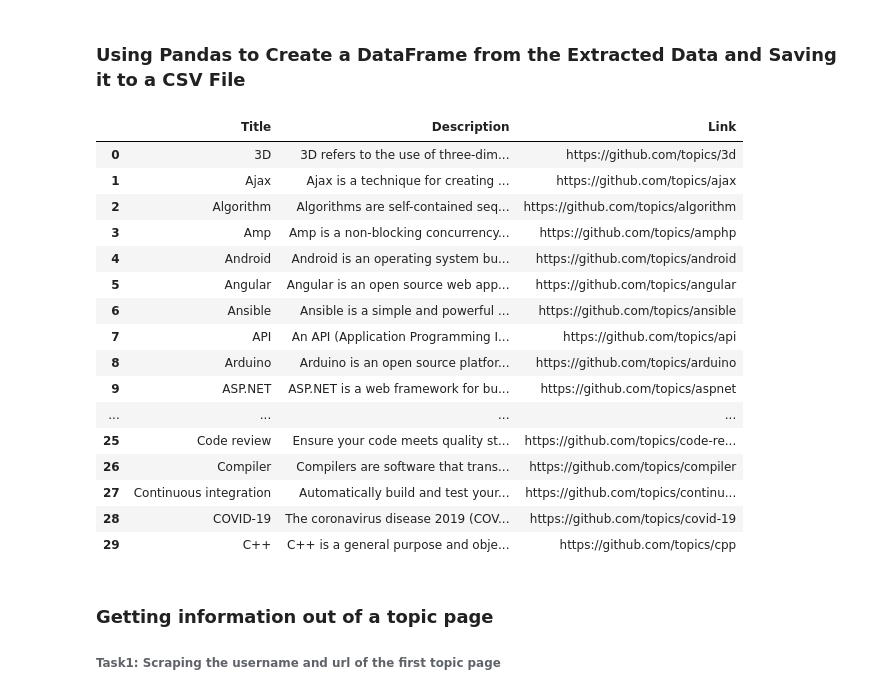
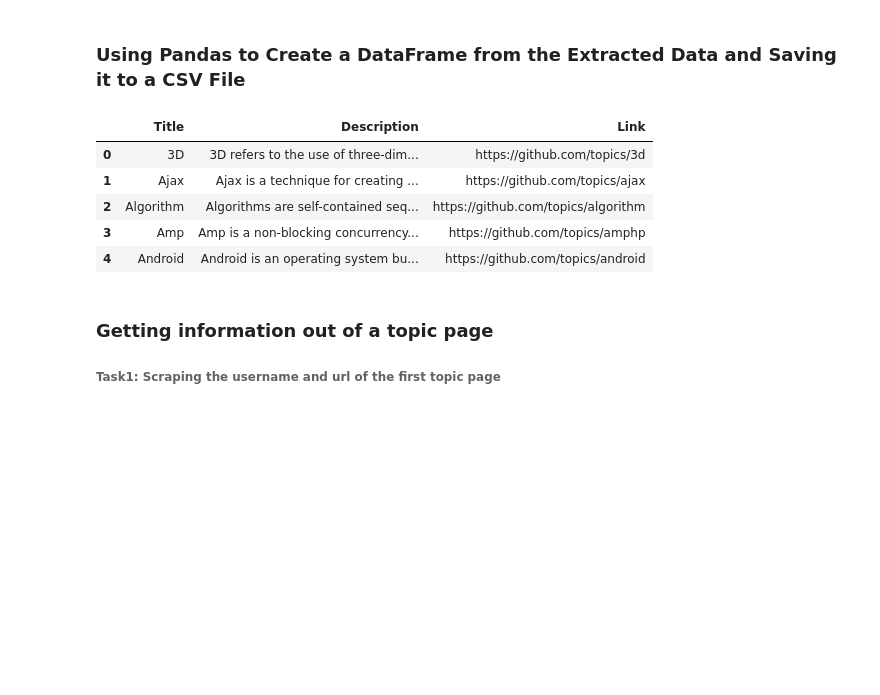
Before and after one commit to EdwinKingori/github_topics_scraping, a Jupyter notebook: github_topics_scraping.ipynb, the cells around one changed output. Cells and saved outputs as stored; diff of their text form; code cells hidden in the pictures; blank space fills up the shorter version.

```diff
--- a/github_topics_scraping.ipynb
+++ b/github_topics_scraping.ipynb
@@ -211,25 +211,14 @@ topics_dict = {
 # %%
 topics_df = pd.DataFrame(topics_dict)
 # %%
-topics_df
+topics_df. head()
 # %% [output]
 |  | Title | Description | Link |
 | 0 | 3D | 3D refers to the use of three-dim... | https://github.com/topics/3d |
 | 1 | Ajax | Ajax is a technique for creating ... | https://github.com/topics/ajax |
 | 2 | Algorithm | Algorithms are self-contained seq... | https://github.com/topics/algorithm |
 | 3 | Amp | Amp is a non-blocking concurrency... | https://github.com/topics/amphp |
 | 4 | Android | Android is an operating system bu... | https://github.com/topics/android |
-| 5 | Angular | Angular is an open source web app... | https://github.com/topics/angular |
-| 6 | Ansible | Ansible is a simple and powerful ... | https://github.com/topics/ansible |
-| 7 | API | An API (Application Programming I... | https://github.com/topics/api |
-| 8 | Arduino | Arduino is an open source platfor... | https://github.com/topics/arduino |
-| 9 | ASP.NET | ASP.NET is a web framework for bu... | https://github.com/topics/aspnet |
-| ... | ... | ... | ... |
-| 25 | Code review | Ensure your code meets quality st... | https://github.com/topics/code-re... |
-| 26 | Compiler | Compilers are software that trans... | https://github.com/topics/compiler |
-| 27 | Continuous integration | Automatically build and test your... | https://github.com/topics/continu... |
-| 28 | COVID-19 | The coronavirus disease 2019 (COV... | https://github.com/topics/covid-19 |
-| 29 | C++ | C++ is a general purpose and obje... | https://github.com/topics/cpp |
 # %%
 # Saving the created dataframe to a csv file
 topics_df.to_csv('topics.csv', index=None)
```
Also changed, not shown: parts of 36 cells of this notebook, 30 other files.
